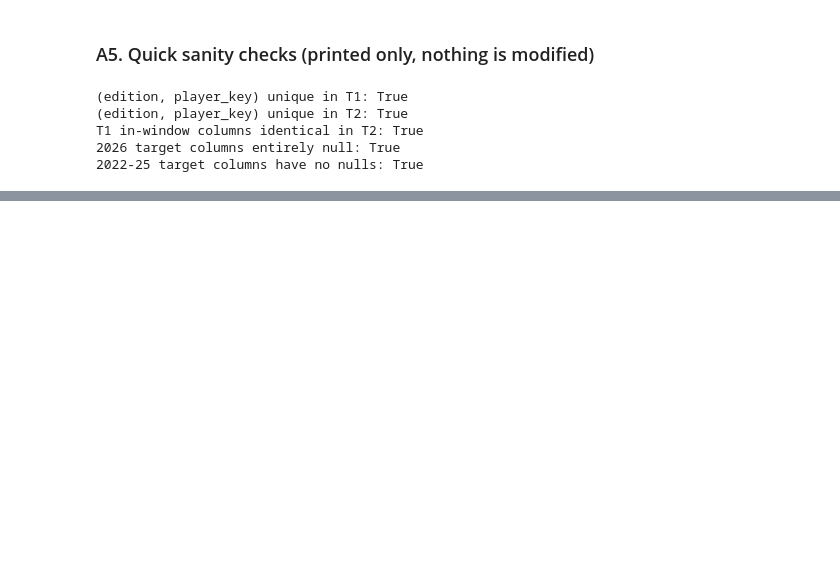
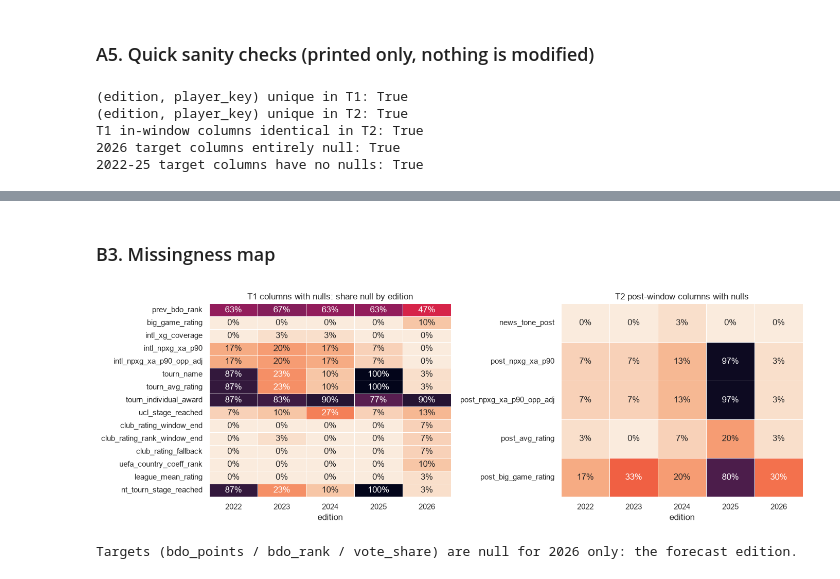
Before and after one commit to AswathKarthik10/predicting-the-ballon-dor, a Jupyter notebook: ballon_dor_2026.ipynb, the cells around one changed output, grey strips where cells are left out. Drawn from its saved outputs; the diff is of its cells as text; code cells hidden in the pictures; blank space fills up the shorter version.

Commit message:
Add notebook section B: spec section 2 checks, quirks, missingness, target anatomy
Co-Authored-By: Claude Sonnet 5.5 <noreply@anthropic.com>

```diff
--- a/ballon_dor_2026.ipynb
+++ b/ballon_dor_2026.ipynb
@@ -287,0 +430,24 @@ T1 in-window columns identical in T2: True
+# %% [markdown]
+### B3. Missingness map
+# %%
+def null_share_by_edition(df: pd.DataFrame) -> pd.DataFrame:
+    shares = df.drop(columns=["edition"]).isna().groupby(df["edition"]).mean().T
+    return shares.loc[shares.sum(axis=1) > 0]
+
+miss_t1 = null_share_by_edition(t1.drop(columns=TARGET_COLS))
+miss_post = null_share_by_edition(t2[["edition"] + extra])
+
+fig, axes = plt.subplots(1, 2, figsize=(14, max(4, 0.32 * max(len(miss_t1), len(miss_post)))), gridspec_kw={"width_ratios": [1, 1]})
+sns.heatmap(miss_t1, annot=True, fmt=".0%", cmap="rocket_r", vmin=0, vmax=1, cbar=False, ax=axes[0], linewidths=0.5)
+axes[0].set_title("T1 columns with nulls: share null by edition")
+sns.heatmap(miss_post, annot=True, fmt=".0%", cmap="rocket_r", vmin=0, vmax=1, cbar=False, ax=axes[1], linewidths=0.5)
+axes[1].set_title("T2 post-window columns with nulls")
+for ax in axes:
+    ax.set_xlabel("edition")
+plt.tight_layout()
+plt.savefig("figures/eda/b_missingness_by_edition.png", dpi=150)
+plt.show()
+print("Targets (bdo_points / bdo_rank / vote_share) are null for 2026 only: the forecast edition.")
+# %% [output]
+[figure, added]
+Targets (bdo_points / bdo_rank / vote_share) are null for 2026 only: the forecast edition.
```
Also changed, not shown: parts of 13 cells of this notebook, 3 other files.
